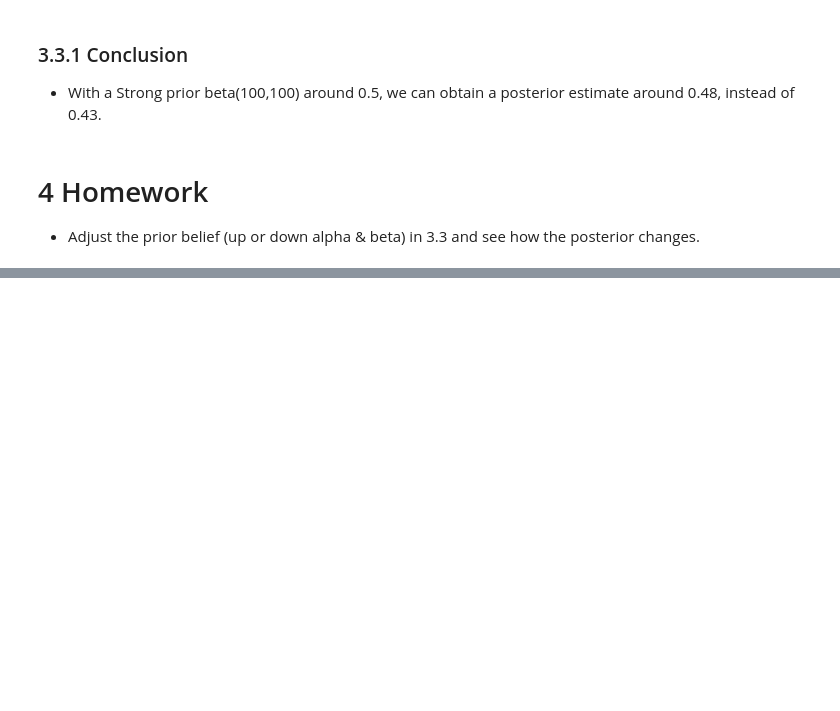
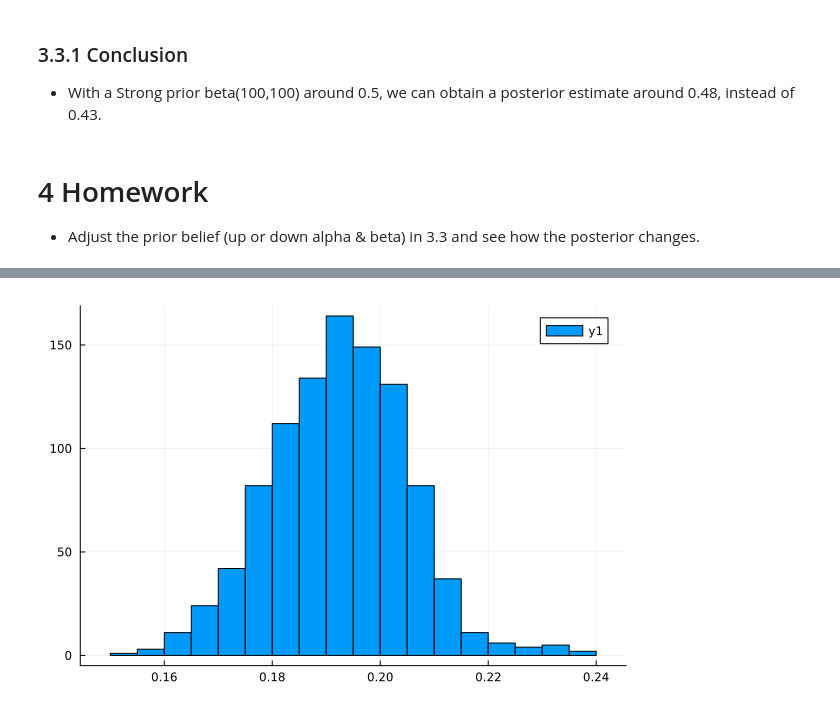
Before and after one commit to polyactis/julia-prob-programming, a Jupyter notebook: Turing-Quickstart-Beta-Bernoulli.ipynb, the cells around one changed output, grey strips where cells are left out. Saved outputs shown, nothing was run; the diff lists cells and outputs as text; code cells hidden in the pictures; blank space fills up the shorter version.

```diff
--- a/Turing-Quickstart-Beta-Bernoulli.ipynb
+++ b/Turing-Quickstart-Beta-Bernoulli.ipynb
@@ -329,0 +408,4 @@ Two kinds of problems.
+# %%
+histogram(chains[:p])
+# %% [output]
+[figure, added]
```
Also changed, not shown: parts of 8 cells of this notebook.
